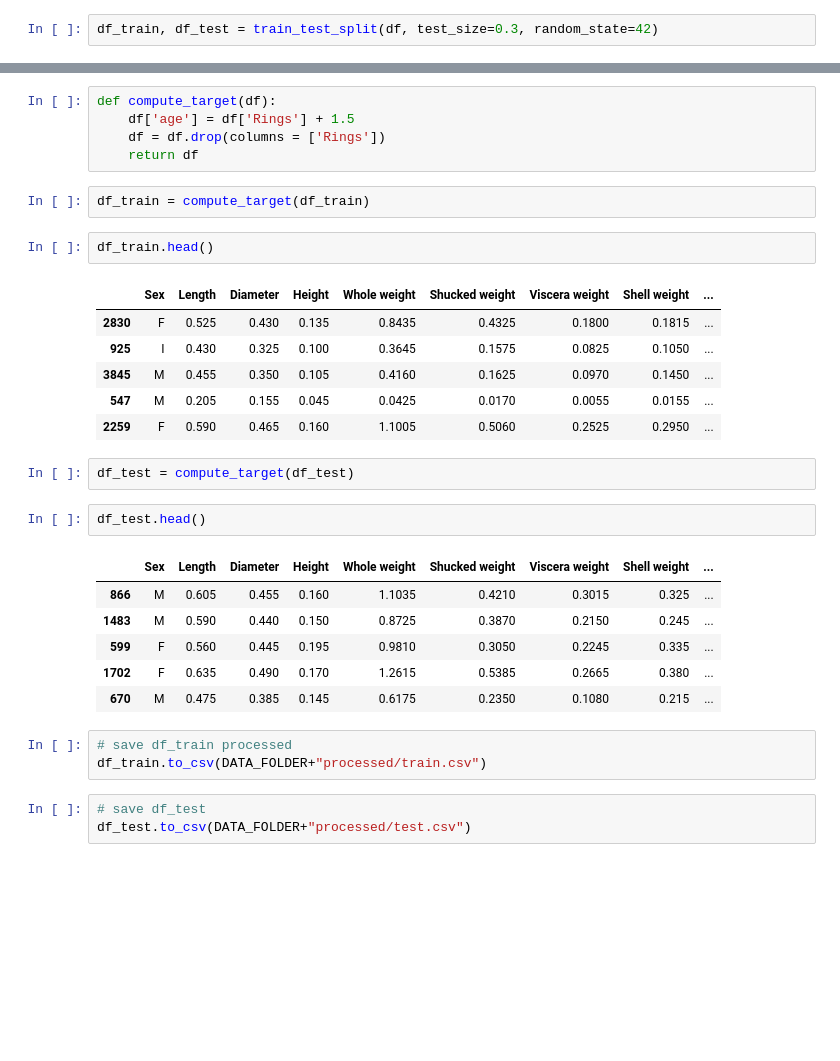
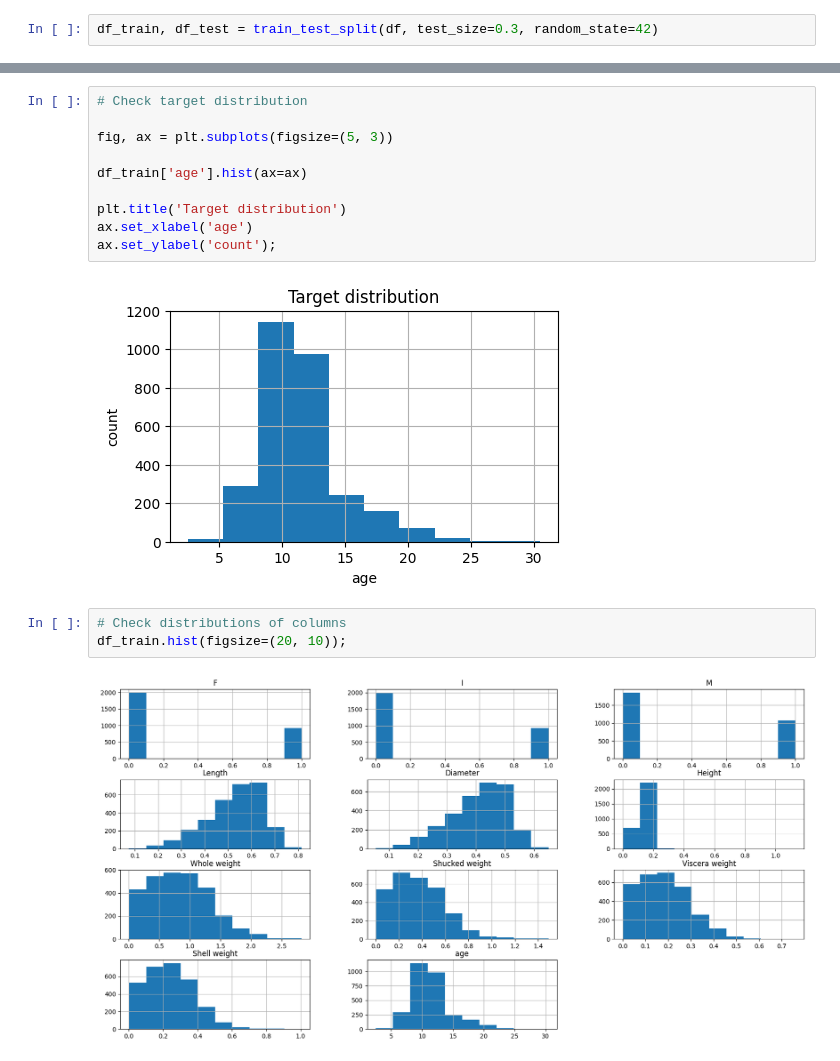
Before and after one commit to artefactory/xhec-mlops-project-student, a Jupyter notebook: notebooks/eda.ipynb, the cells around one changed output, grey strips where cells are left out. Cells and saved outputs as stored; diff of their text form; blank space fills up the shorter version.

```diff
--- a/notebooks/eda.ipynb
+++ b/notebooks/eda.ipynb
@@ -72,34 +149,18 @@ Rings             0
 dtype: int64
-# %%
-def compute_target(df):
-    df['age'] = df['Rings'] + 1.5
-    df = df.drop(columns = ['Rings'])
-    return df
-# %%
-df_train = compute_target(df_train)
-# %%
-df_train.head()
-# %% [output]
-|  | Sex | Length | Diameter | Height | Whole weight | Shucked weight | Viscera weight | Shell weight | ... |
-| 2830 | F | 0.525 | 0.430 | 0.135 | 0.8435 | 0.4325 | 0.1800 | 0.1815 | ... |
-| 925 | I | 0.430 | 0.325 | 0.100 | 0.3645 | 0.1575 | 0.0825 | 0.1050 | ... |
-| 3845 | M | 0.455 | 0.350 | 0.105 | 0.4160 | 0.1625 | 0.0970 | 0.1450 | ... |
-| 547 | M | 0.205 | 0.155 | 0.045 | 0.0425 | 0.0170 | 0.0055 | 0.0155 | ... |
-| 2259 | F | 0.590 | 0.465 | 0.160 | 1.1005 | 0.5060 | 0.2525 | 0.2950 | ... |
-# %%
-df_test = compute_target(df_test)
-# %%
-df_test.head()
-# %% [output]
-|  | Sex | Length | Diameter | Height | Whole weight | Shucked weight | Viscera weight | Shell weight | ... |
-| 866 | M | 0.605 | 0.455 | 0.160 | 1.1035 | 0.4210 | 0.3015 | 0.325 | ... |
-| 1483 | M | 0.590 | 0.440 | 0.150 | 0.8725 | 0.3870 | 0.2150 | 0.245 | ... |
-| 599 | F | 0.560 | 0.445 | 0.195 | 0.9810 | 0.3050 | 0.2245 | 0.335 | ... |
-| 1702 | F | 0.635 | 0.490 | 0.170 | 1.2615 | 0.5385 | 0.2665 | 0.380 | ... |
-| 670 | M | 0.475 | 0.385 | 0.145 | 0.6175 | 0.2350 | 0.1080 | 0.215 | ... |
-# %%
-# save df_train processed
-df_train.to_csv(DATA_FOLDER+"processed/train.csv")
-# %%
-# save df_test
-df_test.to_csv(DATA_FOLDER+"processed/test.csv")
+# %%
+# Check target distribution
+
+fig, ax = plt.subplots(figsize=(5, 3))
+
+df_train['age'].hist(ax=ax)
+
+plt.title('Target distribution')
+ax.set_xlabel('age')
+ax.set_ylabel('count');
+# %% [output]
+[figure, added]
+# %%
+# Check distributions of columns
+df_train.hist(figsize=(20, 10));
+# %% [output]
+[figure, added]
```
Also changed, not shown: parts of 15 cells of this notebook.
